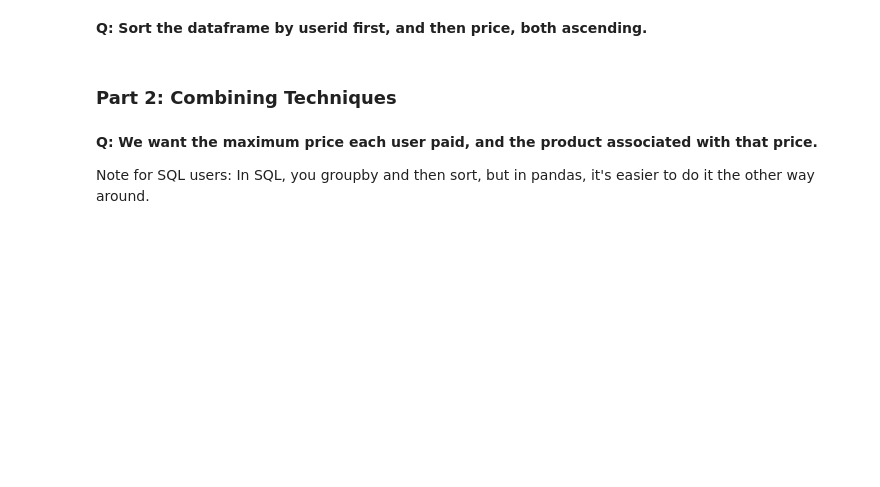
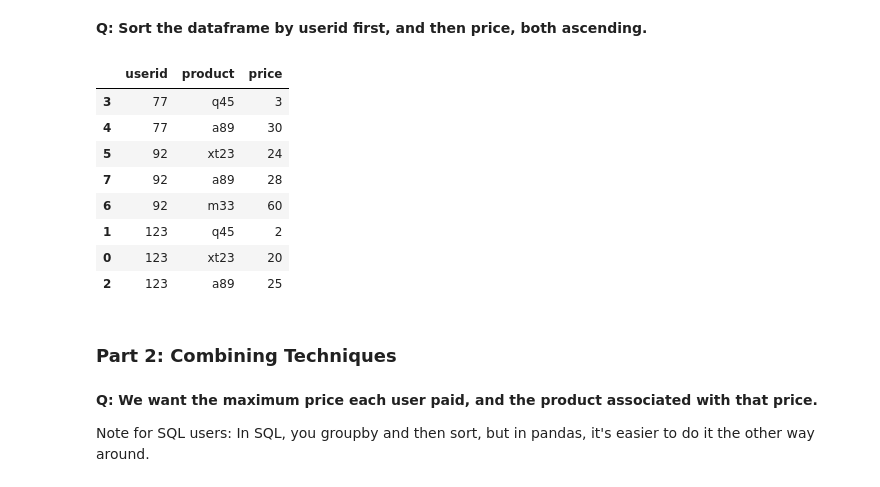
Before and after one commit to lukeml/dsp, a Jupyter notebook: lessons/pandas_intro/pandas-exercise.ipynb, the cells around one changed output. Saved outputs shown, nothing was run; the diff lists cells and outputs as text; code cells hidden in the pictures; blank space fills up the shorter version.

```diff
--- a/lessons/pandas_intro/pandas-exercise.ipynb
+++ b/lessons/pandas_intro/pandas-exercise.ipynb
@@ -37,5 +57,17 @@ Note: Pandas will smartly leave out columns for which that aggregation doesn't h
 # %% [markdown]
 **Q: Sort the dataframe by userid first, and then price, both ascending.**
+# %%
+df.sort_values(['userid', 'price'], ascending=[True,True])
+# %% [output]
+|  | userid | product | price |
+| 3 | 77 | q45 | 3 |
+| 4 | 77 | a89 | 30 |
+| 5 | 92 | xt23 | 24 |
+| 7 | 92 | a89 | 28 |
+| 6 | 92 | m33 | 60 |
+| 1 | 123 | q45 | 2 |
+| 0 | 123 | xt23 | 20 |
+| 2 | 123 | a89 | 25 |
 # %% [markdown]
 ### Part 2: Combining Techniques
 # %% [markdown]
```
Also changed, not shown: parts of 31 cells of this notebook, 1 other file.
